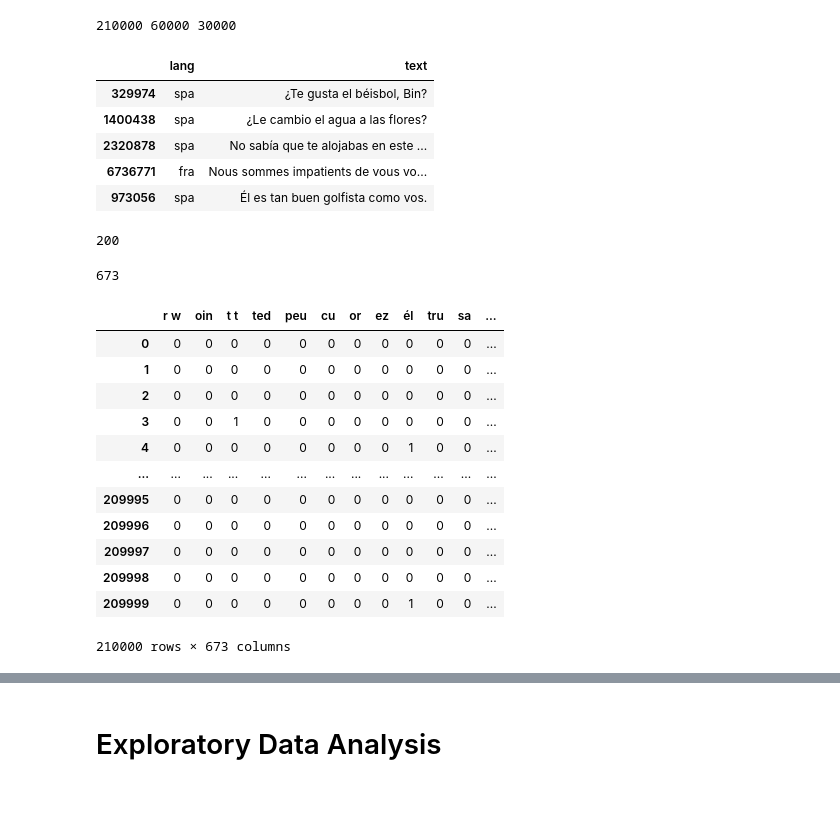
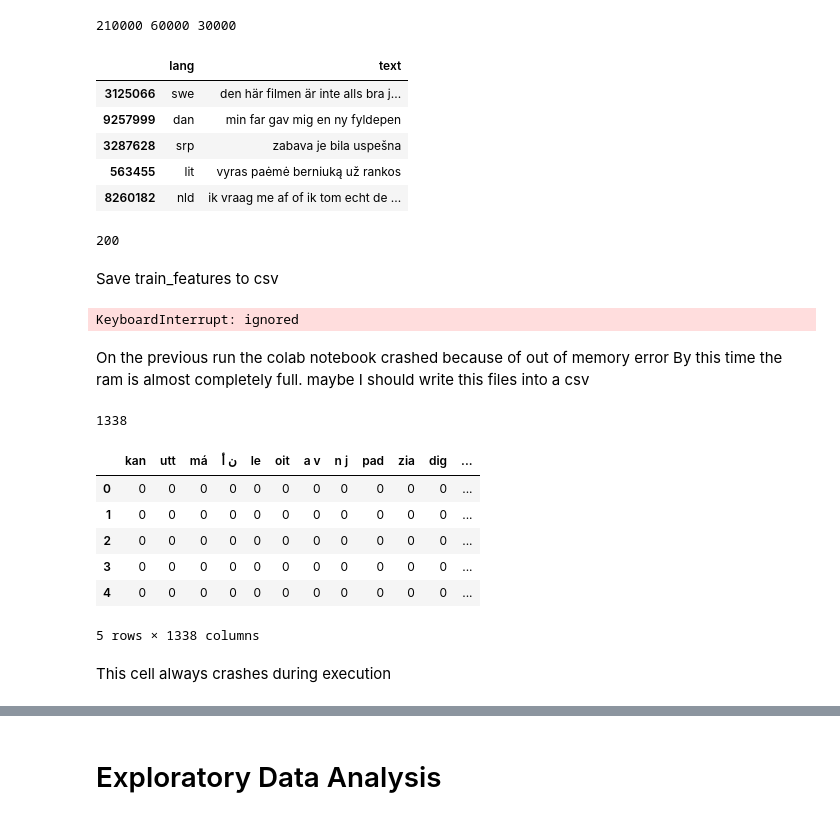
Before and after one commit to neonithinar/Language_detection, a Jupyter notebook: Language_Identification_Project_preliminary_try_out.ipynb, the cells around one changed output, grey strips where cells are left out. Saved outputs shown, nothing was run; the diff lists cells and outputs as text; code cells hidden in the pictures.

```diff
--- a/Language_Identification_Project_preliminary_try_out.ipynb
+++ b/Language_Identification_Project_preliminary_try_out.ipynb
@@ -57,0 +79,4 @@ There are 328 unique languages in this dataset. Taking only a few latin language
+# %%
+total_lang = df['lang'].unique()
+for i in languages:
+  print(i in total_lang)
@@ -58,5 +94,8 @@ There are 328 unique languages in this dataset. Taking only a few latin language
 # %%
-languages = ['deu', 'eng', 'fra', 'ita', 'por', 'spa' ]
+
+
+# lang = ['bulg', 'dani','germ', 'gree', 'span', 'esto', 'finn', 'fren', 'hung', 'ital',
+#         'lith', 'latv', 'dutc', 'poli', 'port', 'roma', 'slvk', 'slve', 'swed']
 df = df[df['lang'].isin(languages)]
 # df.info()
 # df.head()
@@ -68,7 +107,7 @@ df = df[df['lang'].isin(languages)]
 df_trim = pd.DataFrame(columns=['lang', 'text'])
 
 for l in languages:
-  lang_trim = df[df['lang'] == l].sample(50000, random_state = 42)
+  lang_trim = df[df['lang'] == l].sample(50000, random_state = 42, replace = True)
   df_trim = df_trim.append(lang_trim)
 
 # Create random train, val, and test set
@@ -93,3 +210,7 @@ train_set.shape
+# %%
+train_set = pd.read_csv("train.csv")
+validation_set = pd.read_csv("valid.csv")
+test_set =pd.read_csv("test.csv")
 # %% [markdown]
 # Feature Engineering
 # %%
@@ -100,11 +221,11 @@ print(len(train_set), len(validation_set), len(test_set))
 train_set.head()
 # %% [output]
 |  | lang | text |
-| 329974 | spa | ¿Te gusta el béisbol, Bin? |
-| 1400438 | spa | ¿Le cambio el agua a las flores? |
-| 2320878 | spa | No sabía que te alojabas en este ... |
-| 6736771 | fra | Nous sommes impatients de vous vo... |
-| 973056 | spa | Él es tan buen golfista como vos. |
+| 3125066 | swe | den här filmen är inte alls bra j... |
+| 9257999 | dan | min far gav mig en ny fyldepen |
+| 3287628 | srp | zabava je bila uspešna |
+| 563455 | lit | vyras paėmė berniuką už rankos |
+| 8260182 | nld | ik vraag me af of ik tom echt de ... |
 # %%
 def get_trigrams(corpus, num_features = 200):
   """ Returns a list of N most commmon trigrams from a list of
@@ -126,11 +247,6 @@ feature_set = set()
 for l in languages:
   corpus = train_set[train_set.lang == l]['text']
   # get 200 most frequent trigrams. (num of features can be changed by changing num_features)
-  trigrams = get_trigrams(corpus)
+  trigrams = get_trigrams(corpus, num_features= 200)
   features[l] = trigrams
   feature_set.update(trigrams)
-
-# create a vocabulary using feature set
-vocab = dict()
-for i, f in enumerate(feature_set):
-  vocab[f] = i
@@ -147,23 +273,28 @@ corpus = train_set['text']
 X = vectorizer.fit_transform(corpus)
 feature_names = vectorizer.get_feature_names()
 train_features = pd.DataFrame(data = X.toarray(), columns = feature_names)
+# %% [markdown]
+Save train_features to csv
+# %%
+train_features.to_csv("train_features.csv")
+# %% [output]
+KeyboardInterrupt: ignored
+# %% [markdown]
+On the previous run the colab notebook crashed because of out of memory error
+By this time the ram is almost completely full. maybe I should write this files into a csv
 # %%
 print(len(train_features.columns))
-train_features
+train_features.head()
 # %% [output]
-673
+1338
-|  | r w | oin | t t | ted | peu | cu | or | ez | él | tru | sa | ... |
+|  | kan | utt | má | ن أ | le | oit | a v | n j | pad | zia | dig | ... |
 | 0 | 0 | 0 | 0 | 0 | 0 | 0 | 0 | 0 | 0 | 0 | 0 | ... |
 | 1 | 0 | 0 | 0 | 0 | 0 | 0 | 0 | 0 | 0 | 0 | 0 | ... |
 | 2 | 0 | 0 | 0 | 0 | 0 | 0 | 0 | 0 | 0 | 0 | 0 | ... |
-| 3 | 0 | 0 | 1 | 0 | 0 | 0 | 0 | 0 | 0 | 0 | 0 | ... |
-| 4 | 0 | 0 | 0 | 0 | 0 | 0 | 0 | 0 | 1 | 0 | 0 | ... |
-| ... | ... | ... | ... | ... | ... | ... | ... | ... | ... | ... | ... | ... |
-| 209995 | 0 | 0 | 0 | 0 | 0 | 0 | 0 | 0 | 0 | 0 | 0 | ... |
-| 209996 | 0 | 0 | 0 | 0 | 0 | 0 | 0 | 0 | 0 | 0 | 0 | ... |
-| 209997 | 0 | 0 | 0 | 0 | 0 | 0 | 0 | 0 | 0 | 0 | 0 | ... |
-| 209998 | 0 | 0 | 0 | 0 | 0 | 0 | 0 | 0 | 0 | 0 | 0 | ... |
-| 209999 | 0 | 0 | 0 | 0 | 0 | 0 | 0 | 0 | 1 | 0 | 0 | ... |
+| 3 | 0 | 0 | 0 | 0 | 0 | 0 | 0 | 0 | 0 | 0 | 0 | ... |
+| 4 | 0 | 0 | 0 | 0 | 0 | 0 | 0 | 0 | 0 | 0 | 0 | ... |
-210000 rows × 673 columns
+5 rows × 1338 columns
+# %% [markdown]
+This cell always crashes during execution
 # %%
 # Scaling the feature matrix
```
Also changed, not shown: parts of 57 cells of this notebook.
